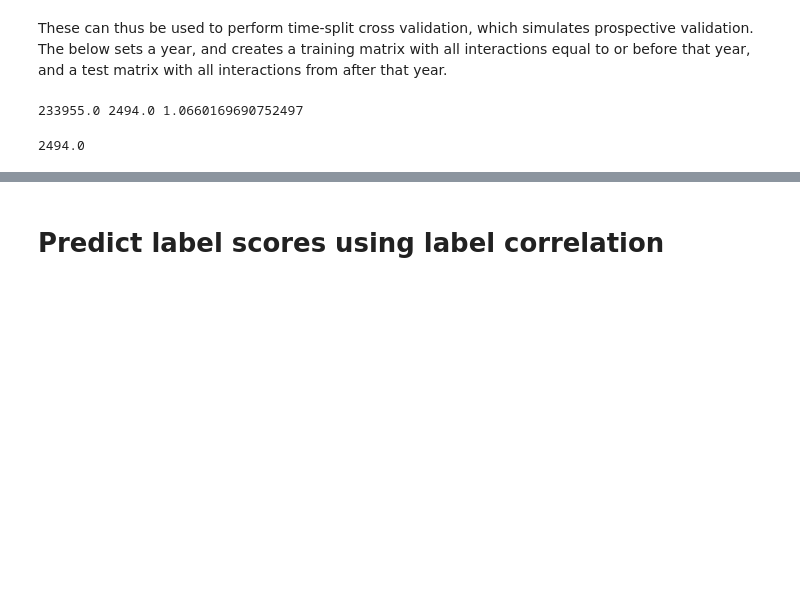
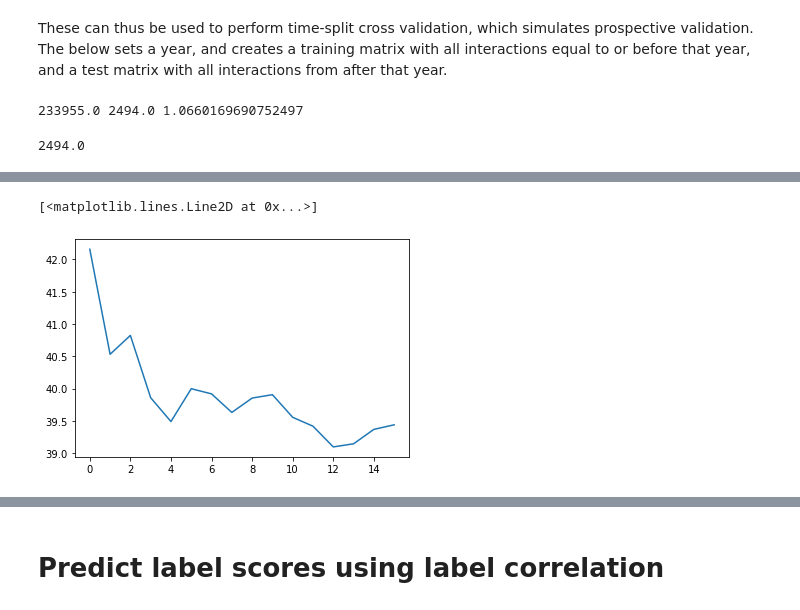
Before and after one commit to ljmartin/molrec, a Jupyter notebook: time_split/code_testing.ipynb, the cells around one changed output, grey strips where cells are left out. Cells and saved outputs as stored; diff of their text form; code cells hidden in the pictures; blank space fills up the shorter version.

```diff
--- a/time_split/code_testing.ipynb
+++ b/time_split/code_testing.ipynb
@@ -68,0 +190,5 @@ test.sum()
+# %%
+plt.plot(means)
+# %% [output]
+[<matplotlib.lines.Line2D at 0x...>]
+[figure, added]
```
Also changed, not shown: parts of 71 cells of this notebook, 13 other files.
